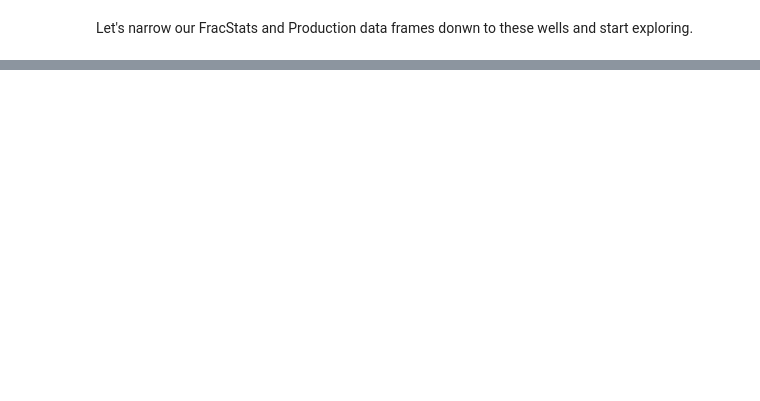
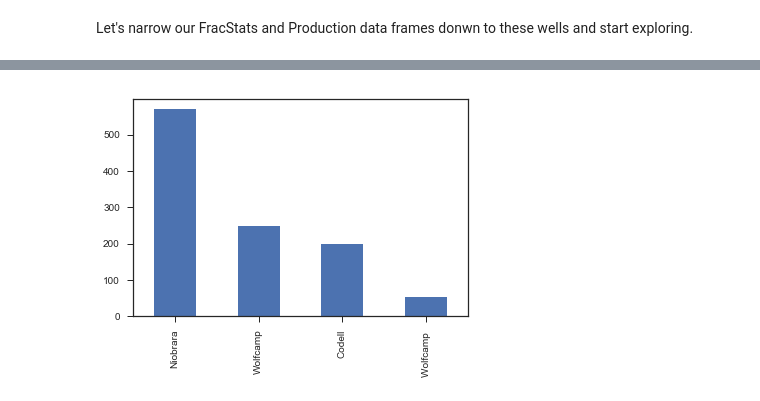
Before and after one commit to kykiefer/wdl, a Jupyter notebook: data_exploration.ipynb, the cells around one changed output, grey strips where cells are left out. Saved outputs shown, nothing was run; the diff lists cells and outputs as text; code cells hidden in the pictures; blank space fills up the shorter version.

```diff
--- a/data_exploration.ipynb
+++ b/data_exploration.ipynb
@@ -71,0 +130,4 @@ Index(['Well ', 'Days On', 'Day Cum', 'Days Cum (Zero)',
+# %%
+df_stats['Formation'].value_counts().plot.bar();
+# %% [output]
+[figure, added]
```
Also changed, not shown: parts of 29 cells of this notebook, 1 other file.
